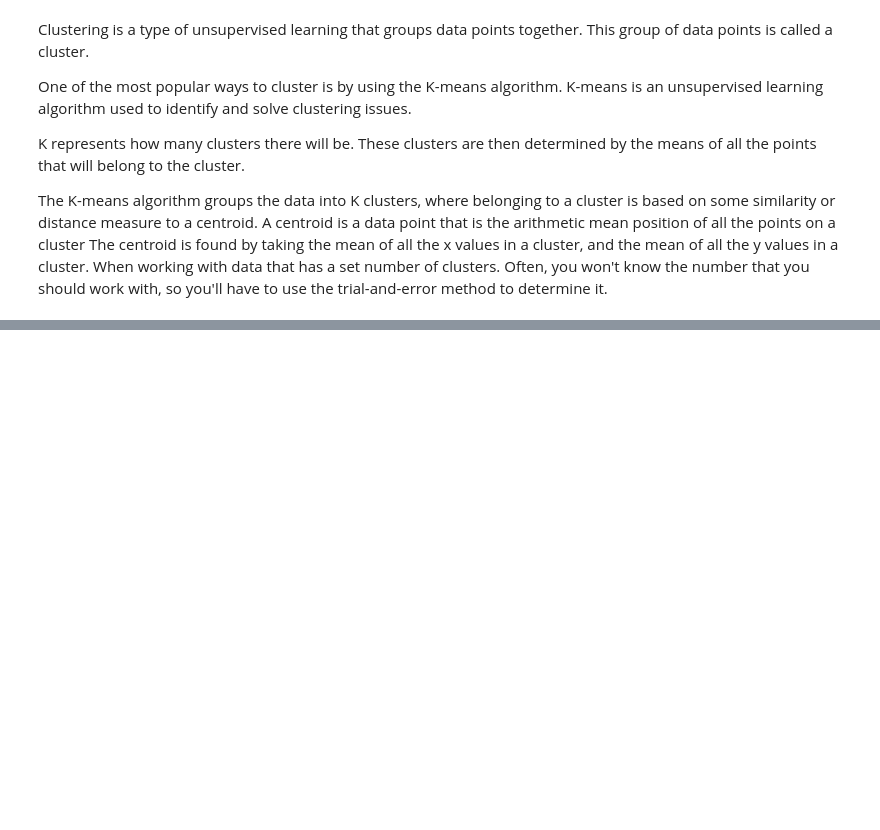
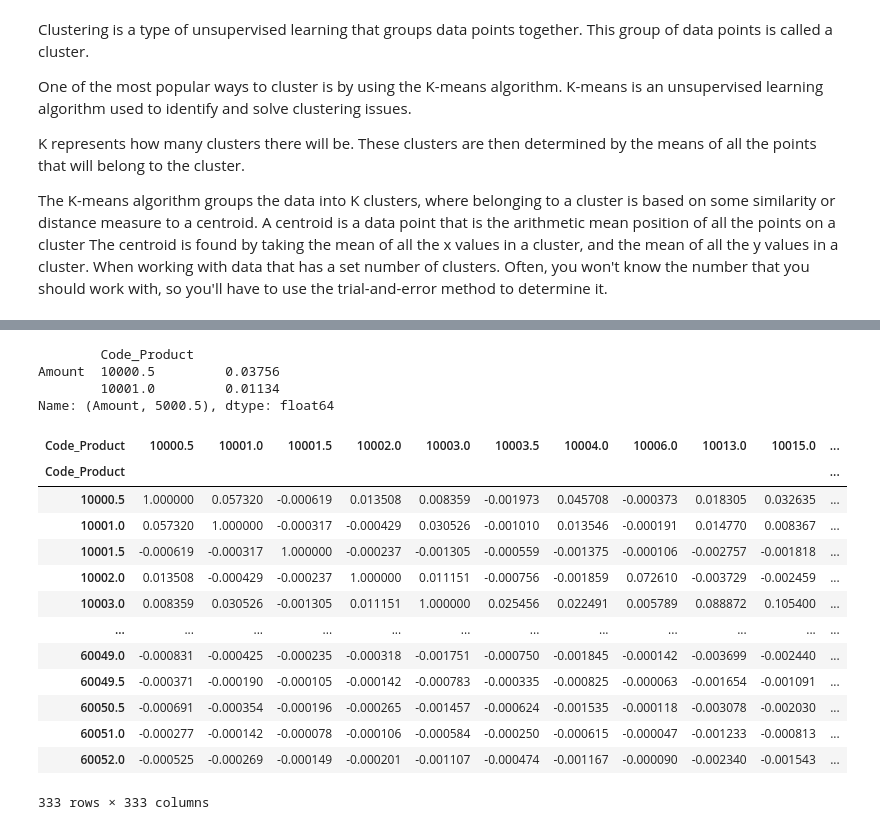
Before and after one commit to ponda614/Recommendation_System, a Jupyter notebook: Machine Learning Project 1/Individual Machine Learning Project.ipynb, the cells around one changed output, grey strips where cells are left out. Saved outputs shown, nothing was run; the diff lists cells and outputs as text; code cells hidden in the pictures; blank space fills up the shorter version.

```diff
--- a/Machine Learning Project 1/Individual Machine Learning Project.ipynb
+++ b/Machine Learning Project 1/Individual Machine Learning Project.ipynb
@@ -639 +602,27 @@ product_corr['Amount', 5000.5]
+# %%
+product_corr['Amount', '00024de6'][0:2]
+# %% [output]
+        Code_Product
+Amount  10000.5         0.03756
+        10001.0         0.01134
+Name: (Amount, 5000.5), dtype: float64
+# %%
+product_corr = product_corr.reset_index(level = 0, drop = True).droplevel(0, axis=1)
+# %%
+product_corr
+# %% [output]
+| Code_Product | 10000.5 | 10001.0 | 10001.5 | 10002.0 | 10003.0 | 10003.5 | 10004.0 | 10006.0 | 10013.0 | 10015.0 | ... |
+| Code_Product |  |  |  |  |  |  |  |  |  |  | ... |
+| 10000.5 | 1.000000 | 0.057320 | -0.000619 | 0.013508 | 0.008359 | -0.001973 | 0.045708 | -0.000373 | 0.018305 | 0.032635 | ... |
+| 10001.0 | 0.057320 | 1.000000 | -0.000317 | -0.000429 | 0.030526 | -0.001010 | 0.013546 | -0.000191 | 0.014770 | 0.008367 | ... |
+| 10001.5 | -0.000619 | -0.000317 | 1.000000 | -0.000237 | -0.001305 | -0.000559 | -0.001375 | -0.000106 | -0.002757 | -0.001818 | ... |
+| 10002.0 | 0.013508 | -0.000429 | -0.000237 | 1.000000 | 0.011151 | -0.000756 | -0.001859 | 0.072610 | -0.003729 | -0.002459 | ... |
+| 10003.0 | 0.008359 | 0.030526 | -0.001305 | 0.011151 | 1.000000 | 0.025456 | 0.022491 | 0.005789 | 0.088872 | 0.105400 | ... |
+| ... | ... | ... | ... | ... | ... | ... | ... | ... | ... | ... | ... |
+| 60049.0 | -0.000831 | -0.000425 | -0.000235 | -0.000318 | -0.001751 | -0.000750 | -0.001845 | -0.000142 | -0.003699 | -0.002440 | ... |
+| 60049.5 | -0.000371 | -0.000190 | -0.000105 | -0.000142 | -0.000783 | -0.000335 | -0.000825 | -0.000063 | -0.001654 | -0.001091 | ... |
+| 60050.5 | -0.000691 | -0.000354 | -0.000196 | -0.000265 | -0.001457 | -0.000624 | -0.001535 | -0.000118 | -0.003078 | -0.002030 | ... |
+| 60051.0 | -0.000277 | -0.000142 | -0.000078 | -0.000106 | -0.000584 | -0.000250 | -0.000615 | -0.000047 | -0.001233 | -0.000813 | ... |
+| 60052.0 | -0.000525 | -0.000269 | -0.000149 | -0.000201 | -0.001107 | -0.000474 | -0.001167 | -0.000090 | -0.002340 | -0.001543 | ... |
+333 rows × 333 columns
 # %%
```
Also changed, not shown: parts of 45 cells of this notebook, 2 other files.
